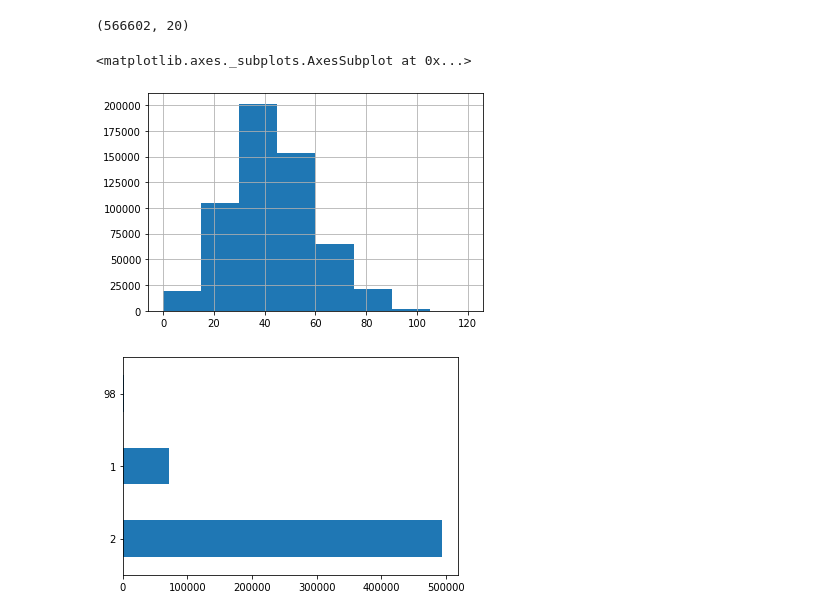
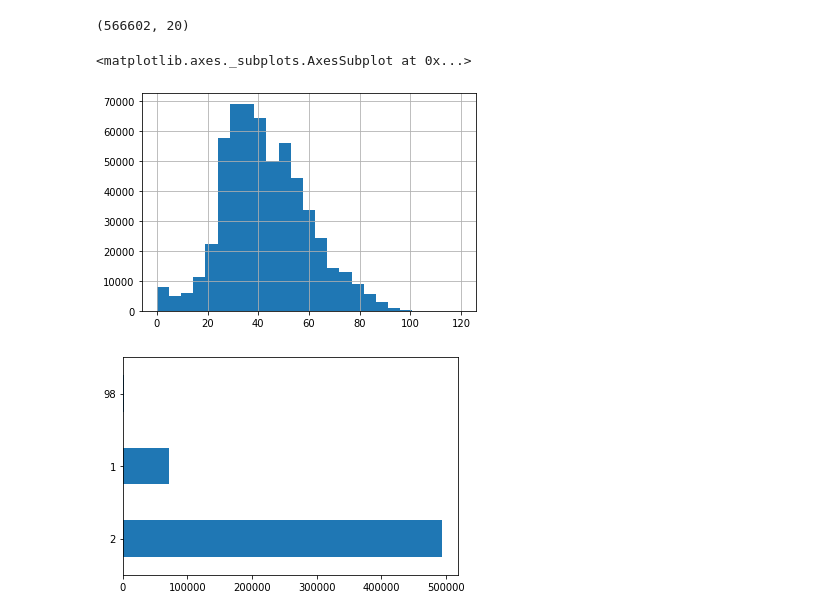
Before and after one commit to Andres8bit/Machine-Learning, a Jupyter notebook: Covid_model.ipynb, the cells around one changed output. Cells and saved outputs as stored; diff of their text form; code cells hidden in the pictures.

```diff
--- a/Covid_model.ipynb
+++ b/Covid_model.ipynb
@@ -358,10 +364,10 @@ training_set.shape
 # %% [output]
 (566602, 20)
 # %%
-training_set.age.hist(bins=8)
+training_set.age.hist(bins=25)
 # %% [output]
 <matplotlib.axes._subplots.AxesSubplot at 0x...>
-[figure, old version]
+[figure, new version]
 # %%
 training_set.diabetes.value_counts().plot(kind='barh')
 plt.show()
```
Also changed, not shown: parts of 18 cells of this notebook.
